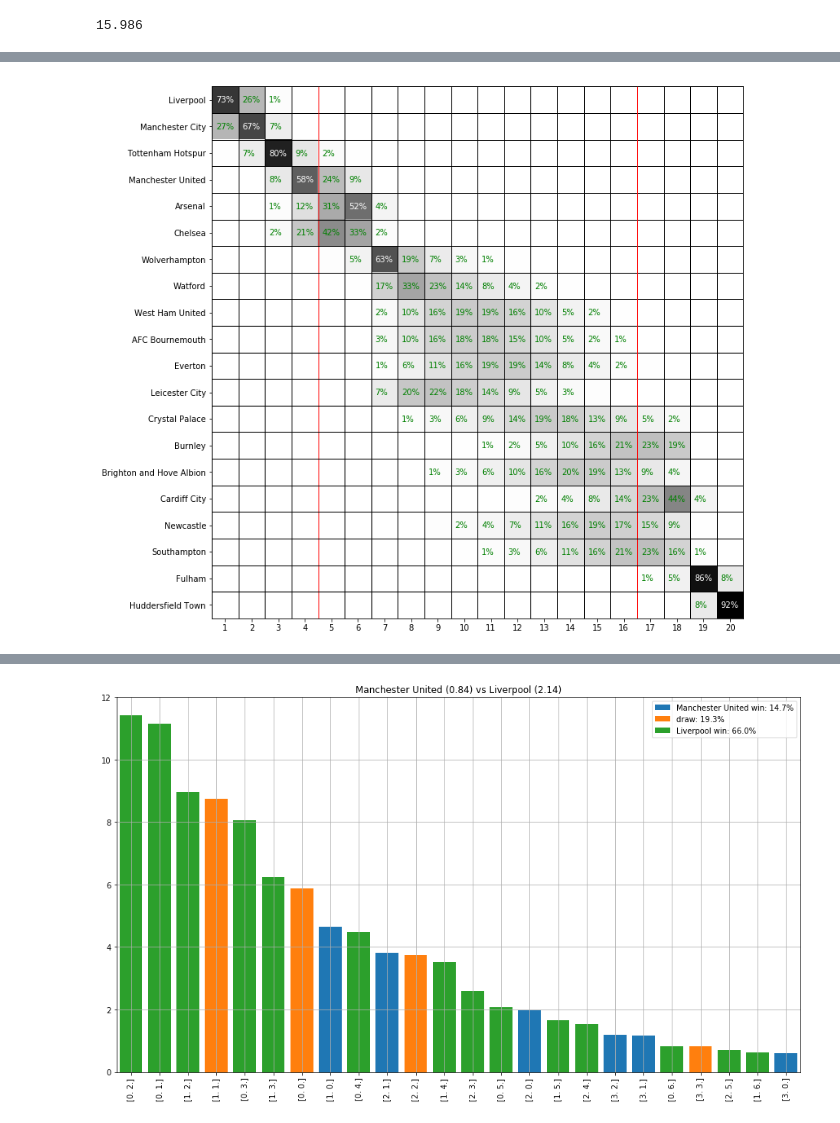
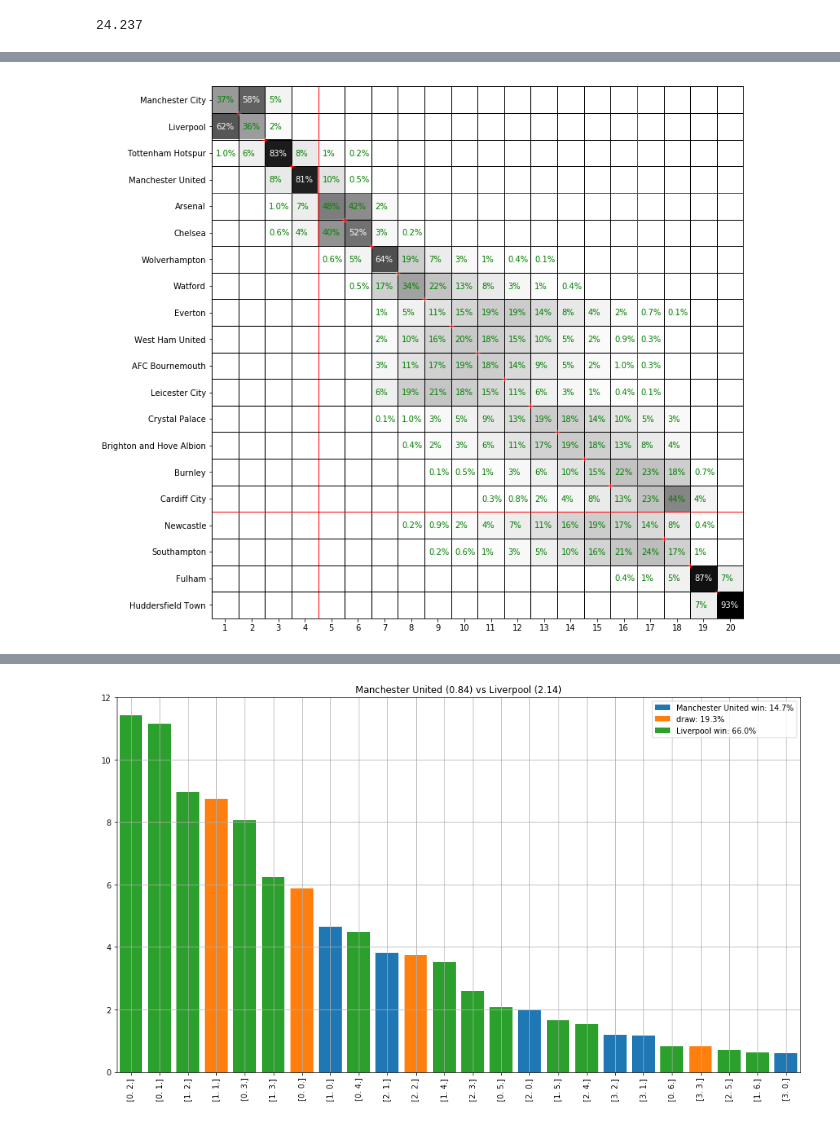
Before and after one commit to tchnvkng/football_sim, a Jupyter notebook: pl2.ipynb, the cells around one changed output, grey strips where cells are left out. Drawn from its saved outputs; the diff is of its cells as text; code cells hidden in the pictures.

```diff
--- a/pl2.ipynb
+++ b/pl2.ipynb
@@ -105,25 +105,27 @@ League[country].season_report()
 # %%
 PremierLeague=League['BPL']
+PremierLeague.process_simulation(max_date=pd.Timestamp('2019-07-24'),verbose=False)
 team_name='Manchester United'
 ind = np.ones(PremierLeague.place_per_team.shape[1]).astype(bool)
 match_id = PremierLeague.matches_to_sim['Arsenal v Manchester United']['id']
 ind = ind&(PremierLeague.simulated_home_goals[match_id]<PremierLeague.simulated_away_goals[match_id])
 match_id = PremierLeague.matches_to_sim['Manchester United v Chelsea']['id']
-ind = ind &( PremierLeague.simulated_home_goals[match_id]>PremierLeague.simulated_away_goals[match_id])
+ind = ind |( PremierLeague.simulated_home_goals[match_id]>PremierLeague.simulated_away_goals[match_id])
 
 #ind = np.ones(PremierLeague.place_per_team.shape[1]).astype(bool)
-match_id = PremierLeague.matches_to_sim['Manchester City v Chelsea']['id']
 #ind = ind & ( PremierLeague.simulated_home_goals[match_id]>PremierLeague.simulated_away_goals[match_id])
 #ind = ind & ( PremierLeague.simulated_home_goals[match_id]<PremierLeague.simulated_away_goals[match_id])
 #ind = ind &(PremierLeague.place_per_team[PremierLeague.team_id['Liverpool'],:]>1)
 
 
 #ind = (PremierLeague.place_per_team[PremierLeague.team_id['Manchester United'],:]<=6)
+match_id = PremierLeague.matches_to_sim['Manchester United v Liverpool']['id']
+ind = (PremierLeague.simulated_home_goals[match_id]>PremierLeague.simulated_away_goals[match_id])
 
-
+ind = PremierLeague.points_per_team[PremierLeague.team_id['Manchester United'],:]>=PremierLeague.current_points['Manchester United']+12*2
 print(100*ind.sum()/ind.size)
 team_names,T=PremierLeague.probability_grid(ind=ind)
 PremierLeague.season_report(ind=ind)
 # %% [output]
-15.986
+24.237
 |  | Points (current) | Points (mean) | Points (low) | Points (high) | Place (low) | Place (high) | Win | ... |
@@ -146,4 +148,4 @@ PremierLeague.season_report(ind=ind)
-[figure, old version]
+[figure, new version]
 # %%
 PremierLeague=League['BPL']
 _,fig=PremierLeague.what_if(PremierLeague.matches_to_sim['Manchester United v Liverpool'],ref_team=teams['Manchester United'])
```
Also changed, not shown: parts of 12 cells of this notebook, 3 other files.
